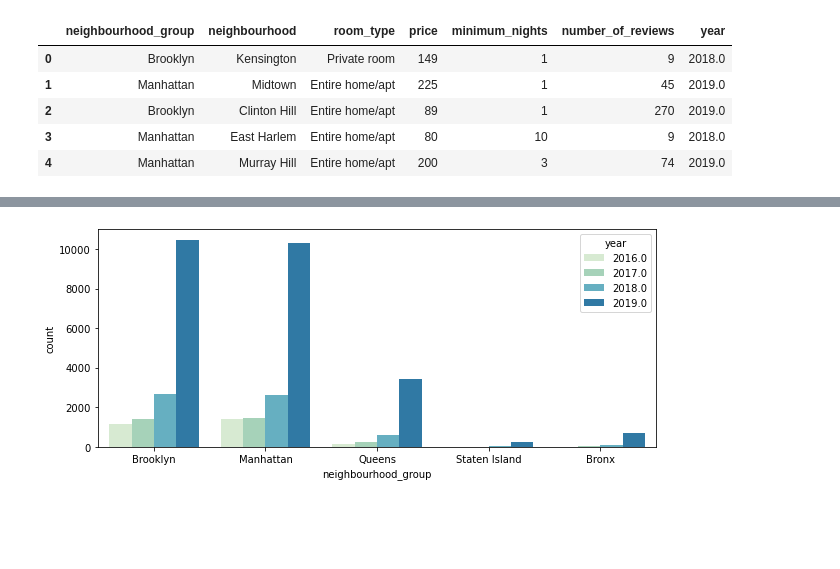
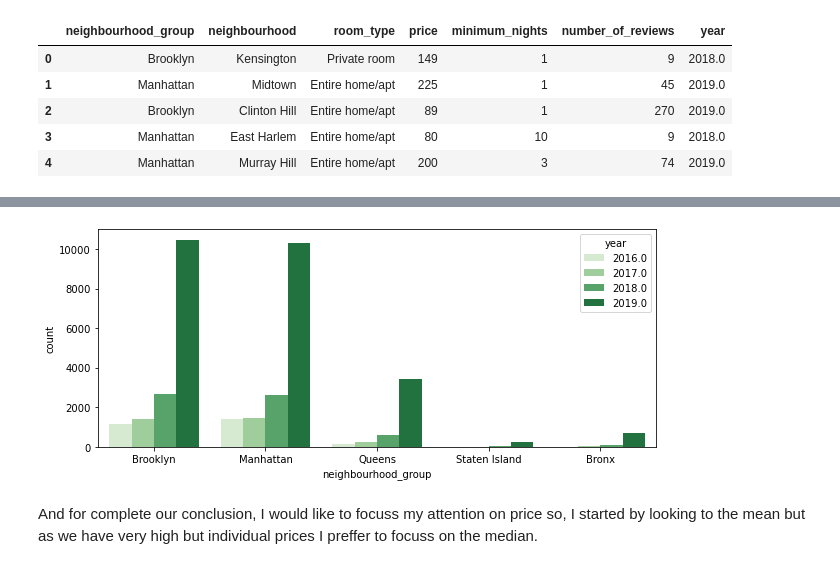
Before and after one commit to Marina-Diez/Kaggle-Api-Project-MarinaD, a Jupyter notebook: Visualization.ipynb, the cells around one changed output, grey strips where cells are left out. Drawn from its saved outputs; the diff is of its cells as text; code cells hidden in the pictures; blank space fills up the shorter version.

```diff
--- a/Visualization.ipynb
+++ b/Visualization.ipynb
@@ -24,5 +53,8 @@ TOP3_plot = sns.countplot(x=Abb_NY_clean.neighbourhood_group, palette= "GnBu")
 # %%
+# Aditional information and how AirBnb has grown in the past years.
 plt.figure(figsize=(10,4))
-TOP3_species = sns.countplot(x=Abb_NY_clean.neighbourhood_group, hue=Abb_NY_clean.year, palette= "GnBu")
+Ranking_year_species = sns.countplot(x=Abb_NY_clean.neighbourhood_group, hue=Abb_NY_clean.year, palette= "Greens")
 # %% [output]
-[figure, old version]
+[figure, new version]
+# %% [markdown]
+And for complete our conclusion, I would like to focuss my attention on price so, I started by looking to the mean but as we have very high but individual prices I preffer to focuss on the median.
```
Also changed, not shown: parts of 17 cells of this notebook, 7 other files.
